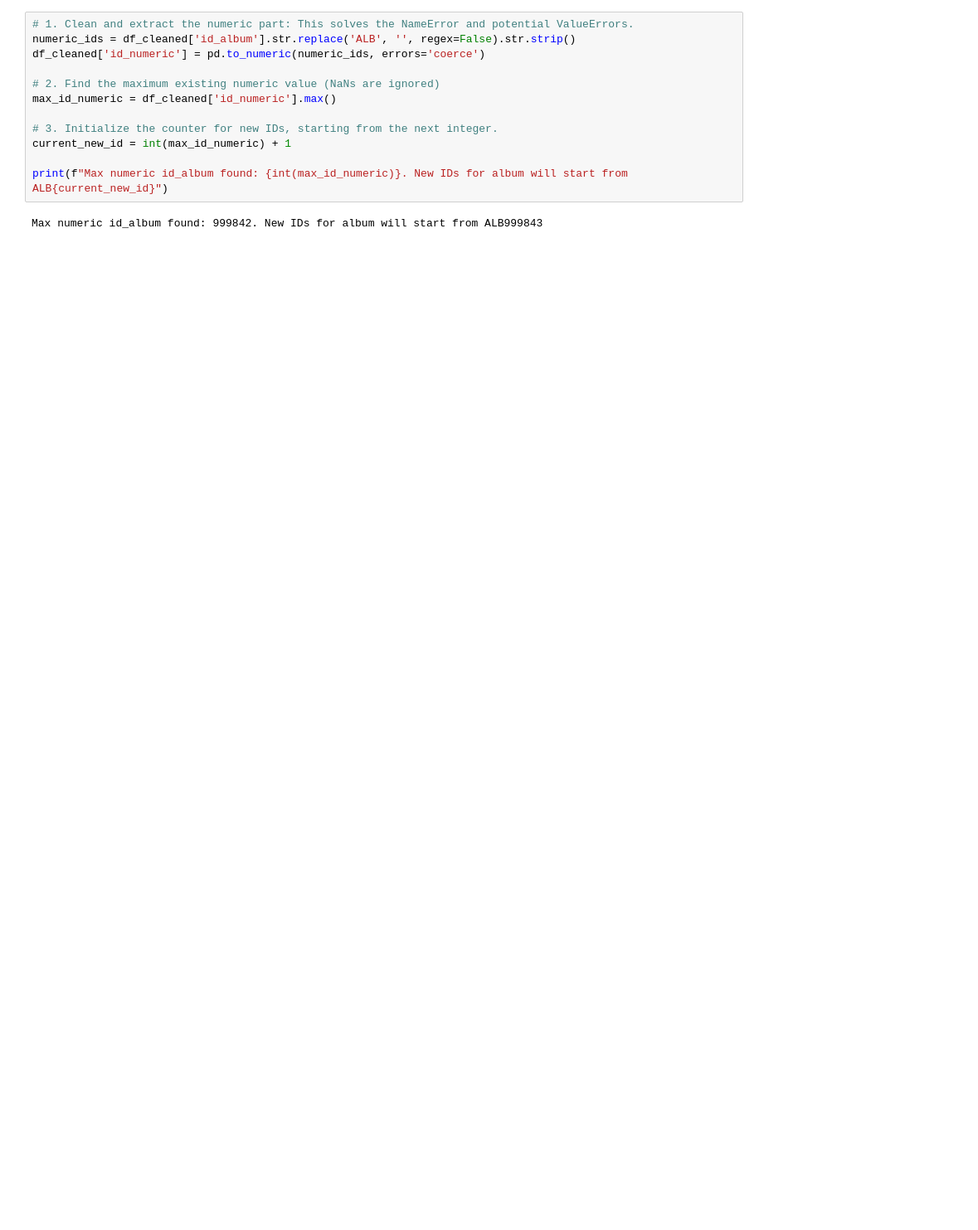
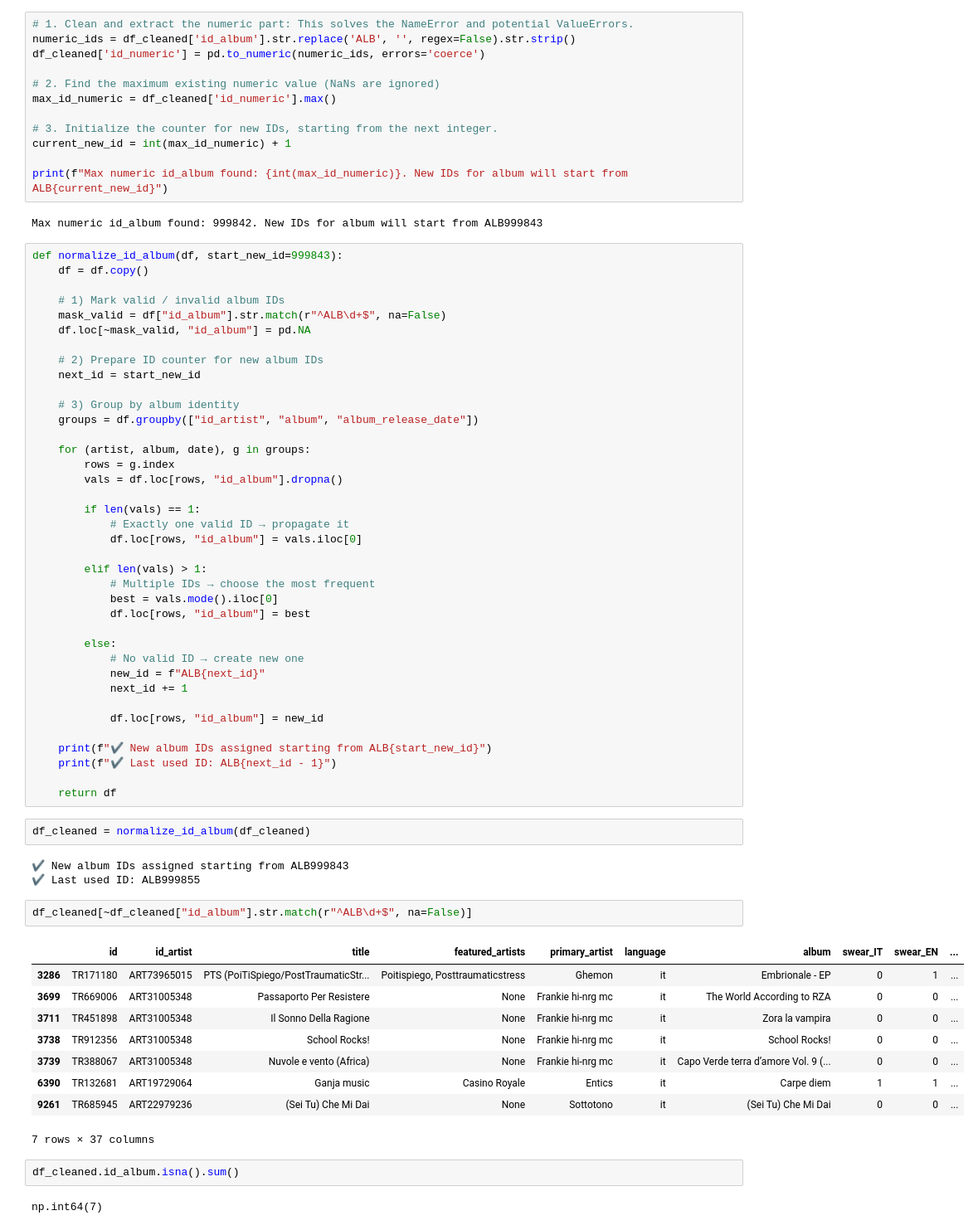
Before and after one commit to Ankit-Bhagat851/DSS-Project, a Jupyter notebook: Chi/tracks_understanding.ipynb, the cells around one changed output. Shown at 83% size. Cells and saved outputs as stored; diff of their text form; blank space fills up the shorter version.

```diff
--- a/Chi/tracks_understanding.ipynb
+++ b/Chi/tracks_understanding.ipynb
@@ -1253,3 +1264,62 @@ current_new_id = int(max_id_numeric) + 1
 print(f"Max numeric id_album found: {int(max_id_numeric)}. New IDs for album will start from ALB{current_new_id}")
 # %% [output]
 Max numeric id_album found: 999842. New IDs for album will start from ALB999843
+# %%
+def normalize_id_album(df, start_new_id=999843):
+    df = df.copy()
+
+    # 1) Mark valid / invalid album IDs
+    mask_valid = df["id_album"].str.match(r"^ALB\d+$", na=False)
+    df.loc[~mask_valid, "id_album"] = pd.NA
+
+    # 2) Prepare ID counter for new album IDs
+    next_id = start_new_id
+
+    # 3) Group by album identity
+    groups = df.groupby(["id_artist", "album", "album_release_date"])
+
+    for (artist, album, date), g in groups:
+        rows = g.index
+        vals = df.loc[rows, "id_album"].dropna()
+
+        if len(vals) == 1:
+            # Exactly one valid ID → propagate it
+            df.loc[rows, "id_album"] = vals.iloc[0]
+
+        elif len(vals) > 1:
+            # Multiple IDs → choose the most frequent
+            best = vals.mode().iloc[0]
+            df.loc[rows, "id_album"] = best
+
+        else:
+            # No valid ID → create new one
+            new_id = f"ALB{next_id}"
+            next_id += 1
+
+            df.loc[rows, "id_album"] = new_id
+
+    print(f"✔ New album IDs assigned starting from ALB{start_new_id}")
+    print(f"✔ Last used ID: ALB{next_id - 1}")
+
+    return df
+# %%
+df_cleaned = normalize_id_album(df_cleaned)
+# %% [output]
+✔ New album IDs assigned starting from ALB999843
+✔ Last used ID: ALB999855
+# %%
+df_cleaned[~df_cleaned["id_album"].str.match(r"^ALB\d+$", na=False)]
+# %% [output]
+|  | id | id_artist | title | featured_artists | primary_artist | language | album | swear_IT | swear_EN | ... |
+| 3286 | TR171180 | ART73965015 | PTS (PoiTiSpiego/PostTraumaticStr... | Poitispiego, Posttraumaticstress | Ghemon | it | Embrionale - EP | 0 | 1 | ... |
+| 3699 | TR669006 | ART31005348 | Passaporto Per Resistere | None | Frankie hi-nrg mc | it | The World According to RZA | 0 | 0 | ... |
+| 3711 | TR451898 | ART31005348 | Il Sonno Della Ragione | None | Frankie hi-nrg mc | it | Zora la vampira | 0 | 0 | ... |
+| 3738 | TR912356 | ART31005348 | School Rocks! | None | Frankie hi-nrg mc | it | School Rocks! | 0 | 0 | ... |
+| 3739 | TR388067 | ART31005348 | Nuvole e vento (Africa) | None | Frankie hi-nrg mc | it | Capo Verde terra d’amore Vol. 9 (... | 0 | 0 | ... |
+| 6390 | TR132681 | ART19729064 | Ganja music | Casino Royale | Entics | it | Carpe diem | 1 | 1 | ... |
+| 9261 | TR685945 | ART22979236 | (Sei Tu) Che Mi Dai | None | Sottotono | it | (Sei Tu) Che Mi Dai | 0 | 0 | ... |
+7 rows × 37 columns
+# %%
+df_cleaned.id_album.isna().sum()
+# %% [output]
+np.int64(7)
```
Also changed, not shown: parts of 5 cells of this notebook.
